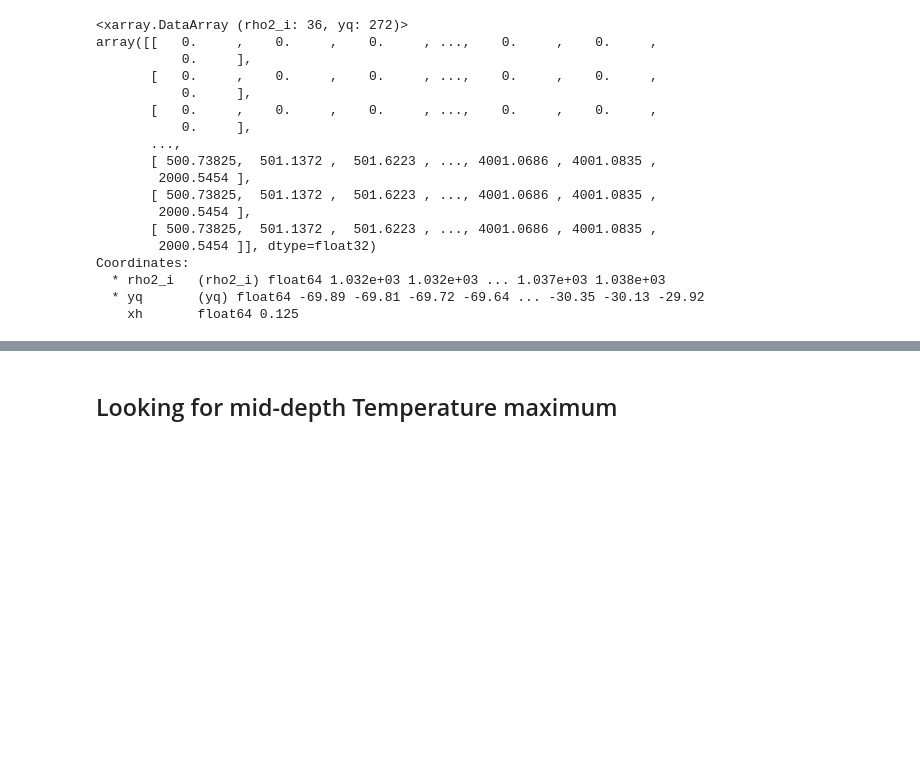
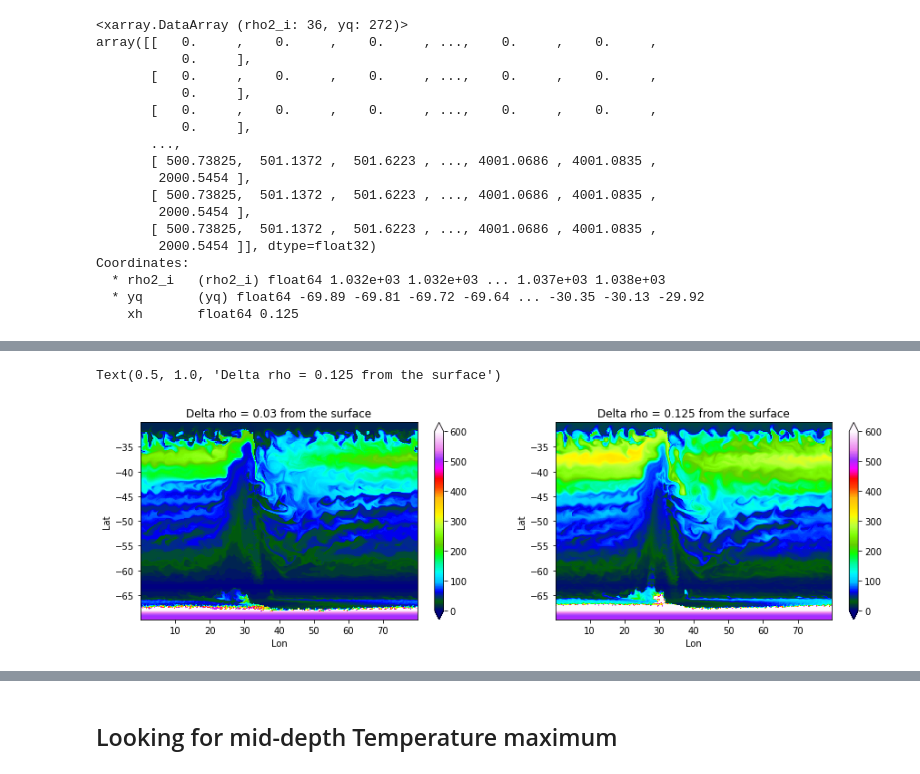
Before and after one commit to hmkhatri/MOM6-Channel-Southern-Ocean, a Jupyter notebook: Analysis/TS_025_Test.ipynb, the cells around one changed output, grey strips where cells are left out. Drawn from its saved outputs; the diff is of its cells as text; code cells hidden in the pictures; blank space fills up the shorter version.

```diff
--- a/Analysis/TS_025_Test.ipynb
+++ b/Analysis/TS_025_Test.ipynb
@@ -666,0 +666,9 @@ Coordinates:
+# %%
+ppdir = "/work/Hemant.Khatri/MOM6_idealised/PEM_ACC/N_75/Z_star/TS_Wright/Res_025/"
+
+ds = xr.open_dataset(ppdir+"ocean_MLD.nc",decode_times=False)
+
+dsgrid = xr.open_dataset(ppdir+"grid.nc", decode_times=False)
+dsgrid = dsgrid.drop('Time')
+
+ds = xr.merge([ds, dsgrid])
@@ -666,0 +695,26 @@ Coordinates:
+# %%
+plt.figure(figsize=(15,4))
+
+ind = 1
+
+MLD_003 = ds['MLD_003'].isel(time=ind)
+MLD_0125 = ds['MLD_0125'].isel(time=ind)
+
+plt.subplot(1,2,1)
+plt.pcolor(ds['xh'], ds['yh'], MLD_003, vmin = 0., vmax = 600., cmap='gist_ncar')
+plt.colorbar(extend='both')
+plt.ylabel('Lat')
+plt.xlabel('Lon')
+plt.title('Delta rho = 0.03 from the surface')
+#plt.grid()
+
+plt.subplot(1,2,2)
+plt.pcolor(ds['xh'], ds['yh'], MLD_0125, vmin = 0., vmax = 600., cmap='gist_ncar')
+plt.colorbar(extend='both')
+plt.ylabel('Lat')
+plt.xlabel('Lon')
+plt.title('Delta rho = 0.125 from the surface')
+#plt.grid()
+# %% [output]
+Text(0.5, 1.0, 'Delta rho = 0.125 from the surface')
+[figure, added]
```
Also changed, not shown: parts of 7 cells of this notebook.
